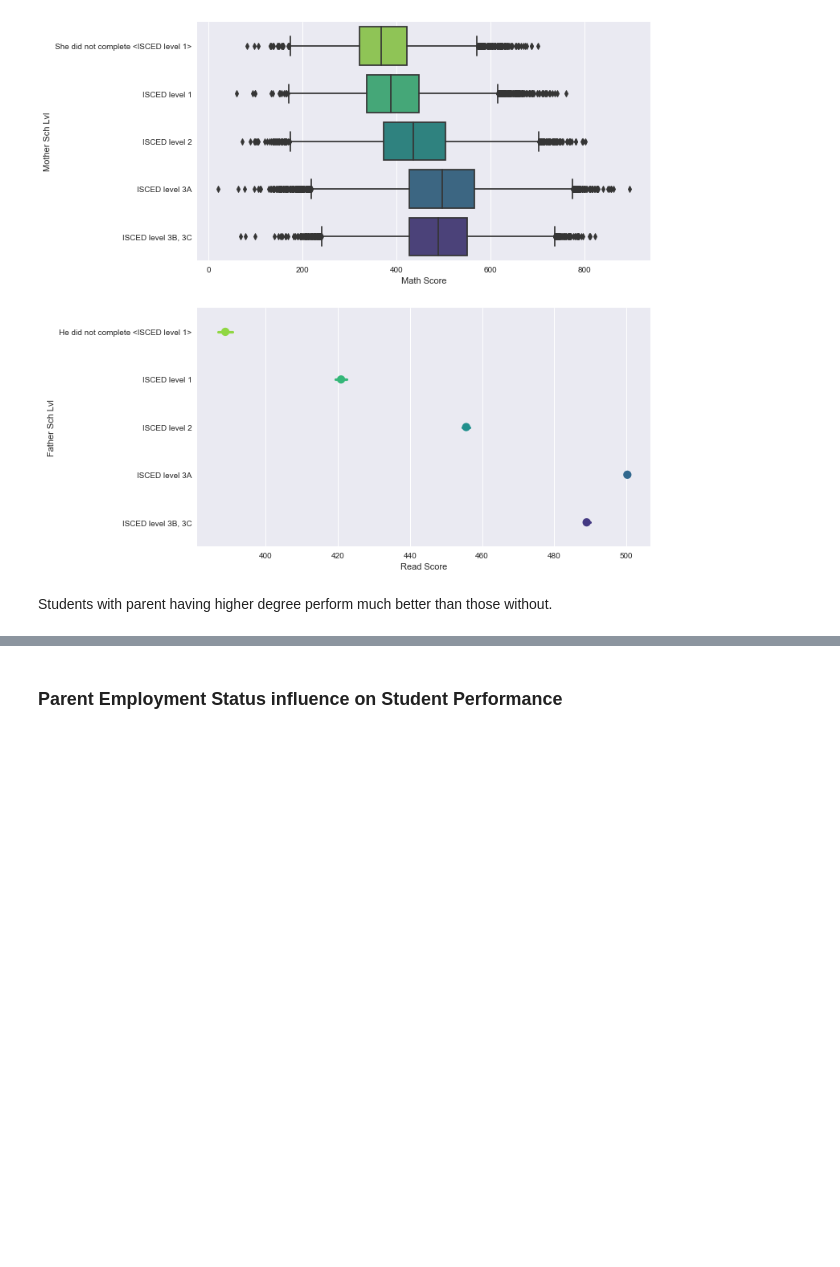
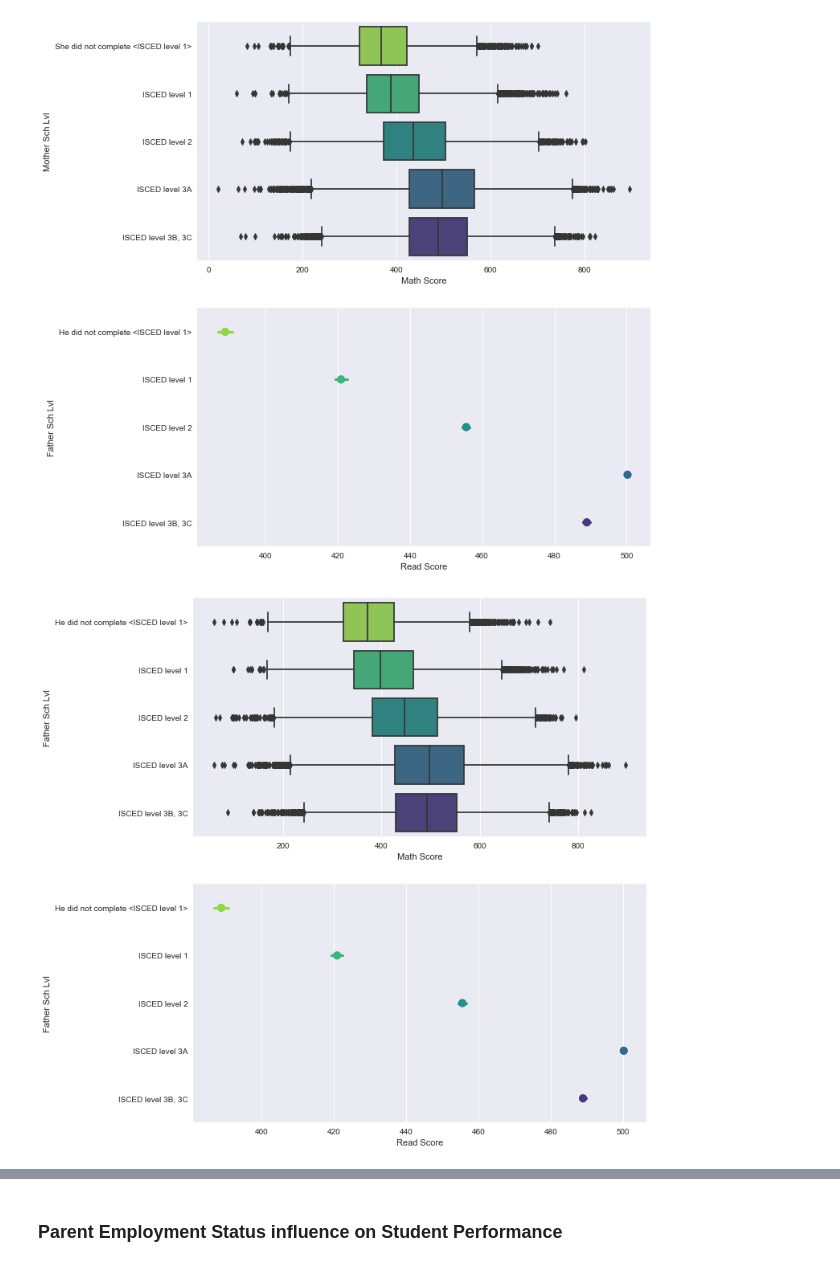
Before and after one commit to comsavvy/Students-Performance-Evaluation, a Jupyter notebook: Part_I_exploration_template.ipynb, the cells around one changed output, grey strips where cells are left out. Drawn from its saved outputs; the diff is of its cells as text; code cells hidden in the pictures; blank space fills up the shorter version.

```diff
--- a/Part_I_exploration_template.ipynb
+++ b/Part_I_exploration_template.ipynb
@@ -869,10 +869,10 @@ How well did students that have parent with degree perform compare to those with
 # %%
-def parent_degree_inf():
+def parent_degree_inf(col):
     """
         Parent degree influence on student performance
     """
     fig, axis = plt.subplots(nrows=2, figsize=(9, 12))
-    g = sb.boxplot(data=pisa_df, y='mother_sch_lvl', x='math_score', palette='viridis_r', ax=axis[0])
+    g = sb.boxplot(data=pisa_df, y=col, x='math_score', palette='viridis_r', ax=axis[0])
     g.set(xlabel=g.get_xlabel().replace("_", " ").title(),
             ylabel=g.get_ylabel().replace("_", " ").title())
 
@@ -884,4 +884,6 @@ parent_degree_inf()
 # %% [output]
 [figure]
-# %% [markdown]
-Students with parent having higher degree perform much better than those without.
+# %%
+parent_degree_inf('father_sch_lvl')
+# %% [output]
+[figure, added]
```
Also changed, not shown: parts of 63 cells of this notebook.
